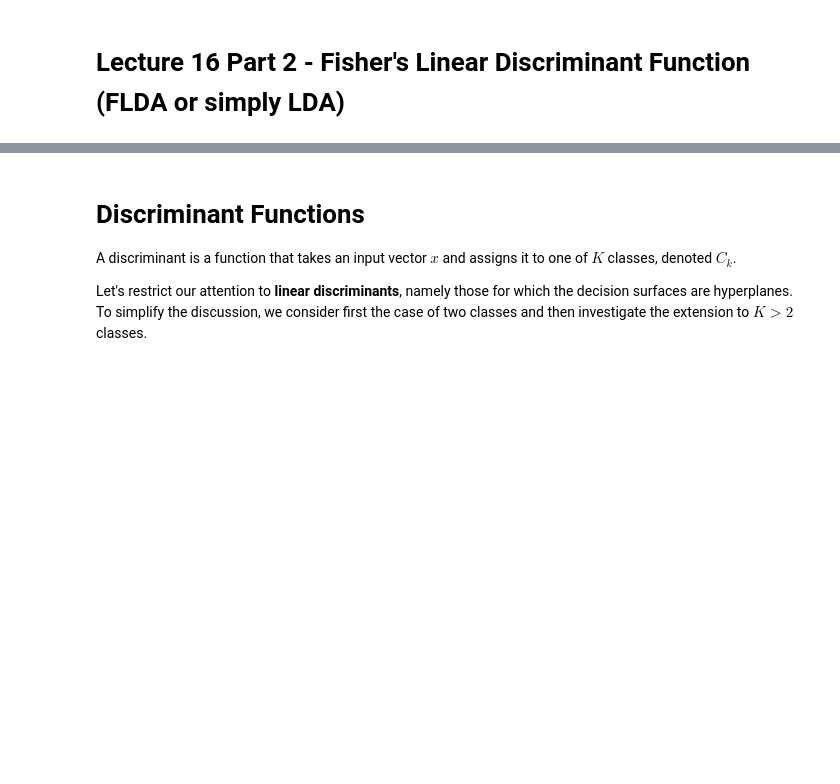
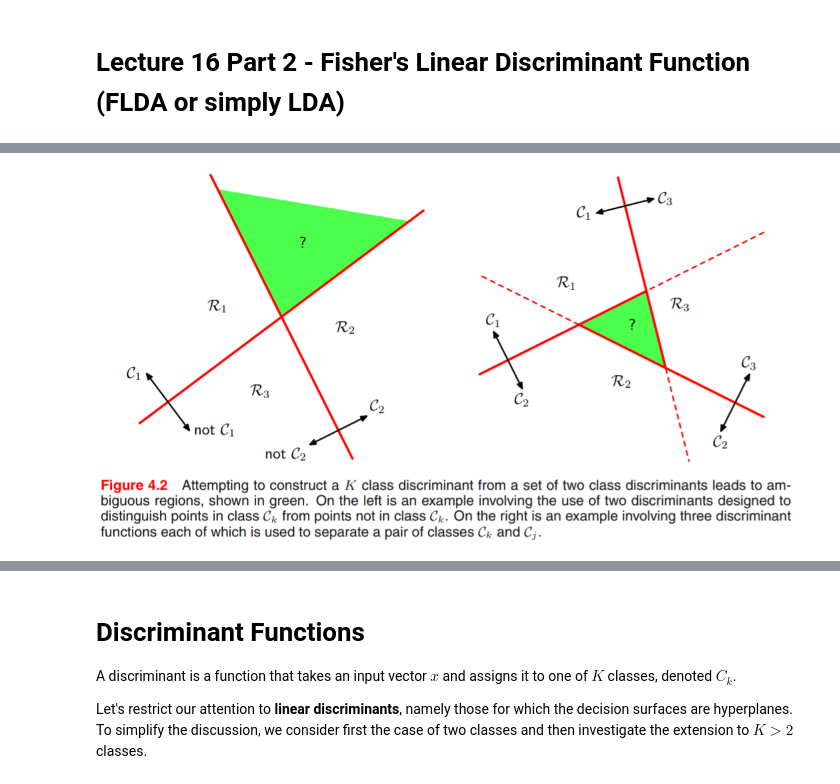
Before and after one commit to CeenuShaji/Machines-Learning-Lectures, a Jupyter notebook: Lecture 16/Lecture 16 Part 2.ipynb, the cells around one changed output, grey strips where cells are left out. Cells and saved outputs as stored; diff of their text form; code cells hidden in the pictures; blank space fills up the shorter version.

```diff
--- a/Lecture 16/Lecture 16 Part 2.ipynb
+++ b/Lecture 16/Lecture 16 Part 2.ipynb
@@ -2,0 +64,5 @@
+# %%
+Image('figures/Figure4.2.png',width=700)
+# Source: Bishop textbook
+# %% [output]
+[figure, added]
```
Also changed, not shown: parts of 11 cells of this notebook, 1 other file.
